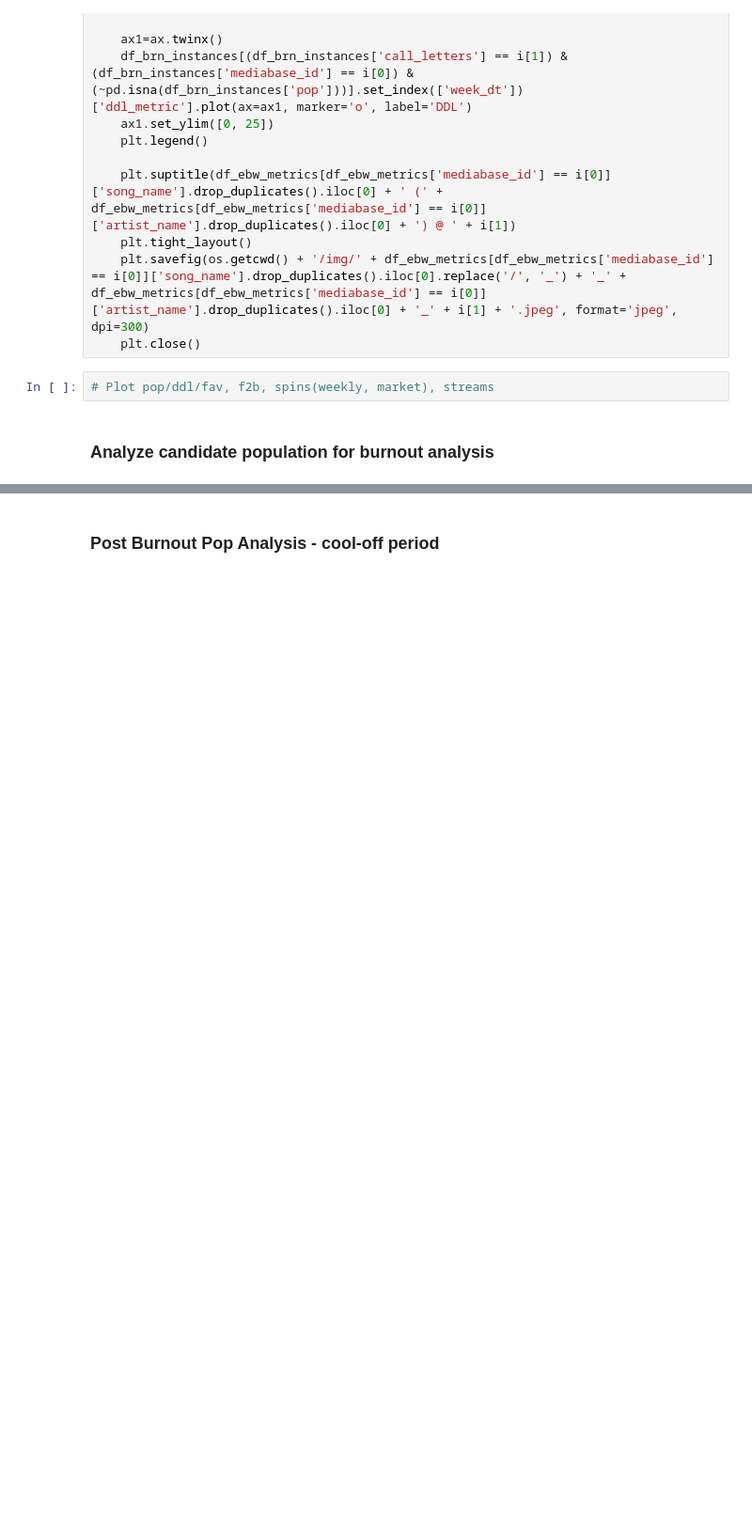
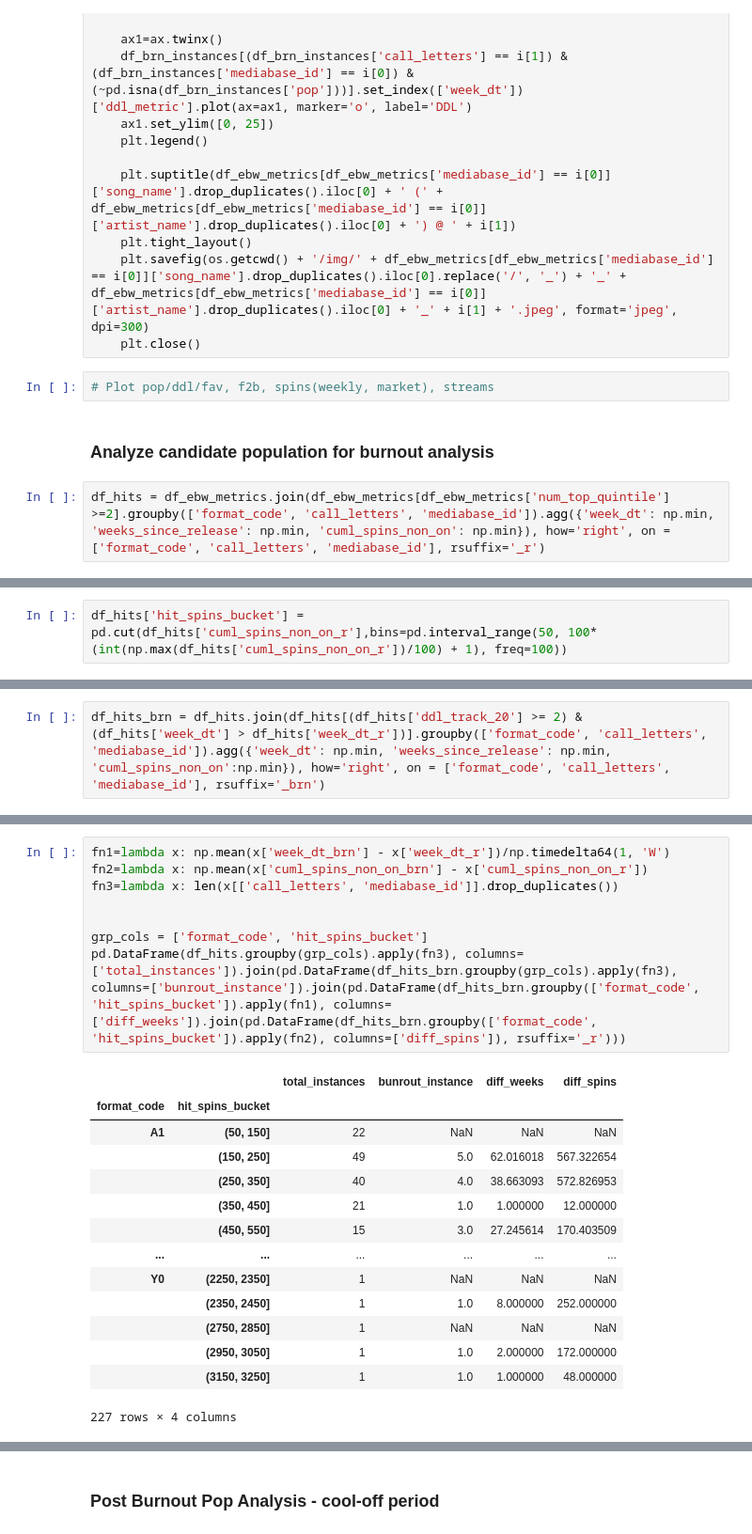
Before and after one commit to gjampanih/adds-early-burnout-warning-model, a Jupyter notebook: notebooks/ebw_metrics_analysis.ipynb, the cells around one changed output, grey strips where cells are left out. Shown at 94% size. Drawn from its saved outputs; the diff is of its cells as text; blank space fills up the shorter version.

```diff
--- a/notebooks/ebw_metrics_analysis.ipynb
+++ b/notebooks/ebw_metrics_analysis.ipynb
@@ -396,3 +396,5 @@ for i in song_artist_pairs:
 # Plot pop/ddl/fav, f2b, spins(weekly, market), streams
 # %% [markdown]
 ### Analyze candidate population for burnout analysis
+# %%
+df_hits = df_ebw_metrics.join(df_ebw_metrics[df_ebw_metrics['num_top_quintile'] >=2].groupby(['format_code', 'call_letters', 'mediabase_id']).agg({'week_dt': np.min, 'weeks_since_release': np.min, 'cuml_spins_non_on': np.min}), how='right', on = ['format_code', 'call_letters', 'mediabase_id'], rsuffix='_r')
@@ -398,0 +417,2 @@ for i in song_artist_pairs:
+# %%
+df_hits['hit_spins_bucket'] = pd.cut(df_hits['cuml_spins_non_on_r'],bins=pd.interval_range(50, 100*(int(np.max(df_hits['cuml_spins_non_on_r'])/100) + 1), freq=100))
@@ -398,0 +435,2 @@ for i in song_artist_pairs:
+# %%
+df_hits_brn = df_hits.join(df_hits[(df_hits['ddl_track_20'] >= 2) & (df_hits['week_dt'] > df_hits['week_dt_r'])].groupby(['format_code', 'call_letters', 'mediabase_id']).agg({'week_dt': np.min, 'weeks_since_release': np.min, 'cuml_spins_non_on':np.min}), how='right', on = ['format_code', 'call_letters', 'mediabase_id'], rsuffix='_brn')
@@ -398,0 +459,23 @@ for i in song_artist_pairs:
+# %%
+fn1=lambda x: np.mean(x['week_dt_brn'] - x['week_dt_r'])/np.timedelta64(1, 'W')
+fn2=lambda x: np.mean(x['cuml_spins_non_on_brn'] - x['cuml_spins_non_on_r'])
+fn3=lambda x: len(x[['call_letters', 'mediabase_id']].drop_duplicates())
+
+
+grp_cols = ['format_code', 'hit_spins_bucket']
+pd.DataFrame(df_hits.groupby(grp_cols).apply(fn3), columns=['total_instances']).join(pd.DataFrame(df_hits_brn.groupby(grp_cols).apply(fn3), columns=['bunrout_instance']).join(pd.DataFrame(df_hits_brn.groupby(['format_code', 'hit_spins_bucket']).apply(fn1), columns=['diff_weeks']).join(pd.DataFrame(df_hits_brn.groupby(['format_code', 'hit_spins_bucket']).apply(fn2), columns=['diff_spins']), rsuffix='_r')))
+# %% [output]
+|  |  | total_instances | bunrout_instance | diff_weeks | diff_spins |
+| format_code | hit_spins_bucket |  |  |  |  |
+| A1 | (50, 150] | 22 | NaN | NaN | NaN |
+|  | (150, 250] | 49 | 5.0 | 62.016018 | 567.322654 |
+|  | (250, 350] | 40 | 4.0 | 38.663093 | 572.826953 |
+|  | (350, 450] | 21 | 1.0 | 1.000000 | 12.000000 |
+|  | (450, 550] | 15 | 3.0 | 27.245614 | 170.403509 |
+| ... | ... | ... | ... | ... | ... |
+| Y0 | (2250, 2350] | 1 | NaN | NaN | NaN |
+|  | (2350, 2450] | 1 | 1.0 | 8.000000 | 252.000000 |
+|  | (2750, 2850] | 1 | NaN | NaN | NaN |
+|  | (2950, 3050] | 1 | 1.0 | 2.000000 | 172.000000 |
+|  | (3150, 3250] | 1 | 1.0 | 1.000000 | 48.000000 |
+227 rows × 4 columns
```
Also changed, not shown: parts of 11 cells of this notebook.
